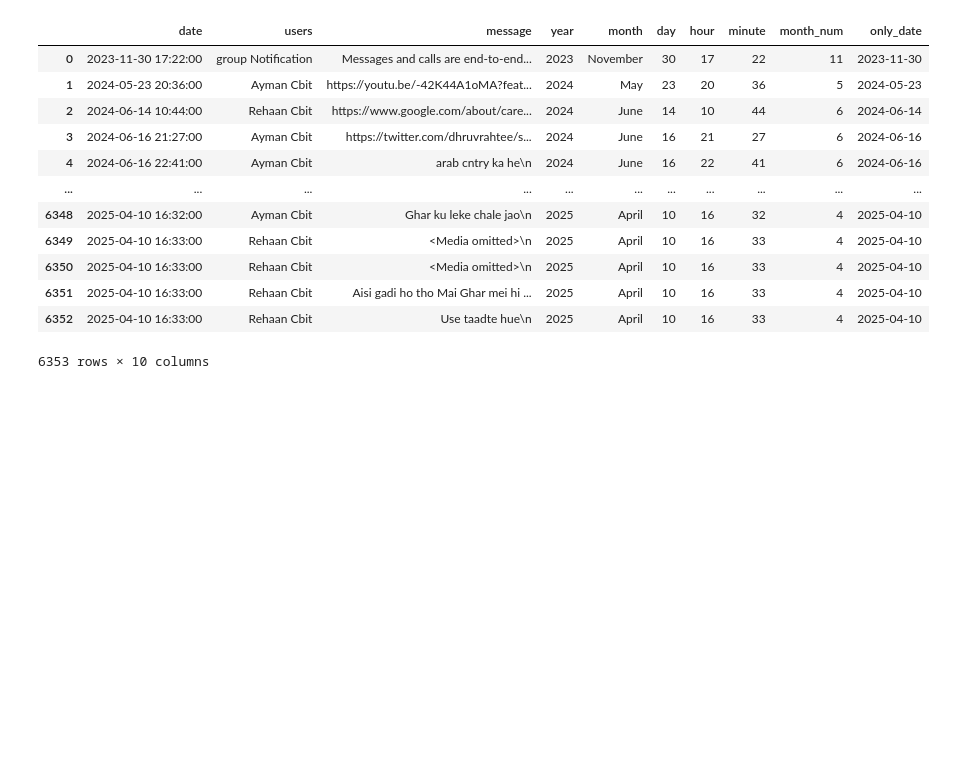
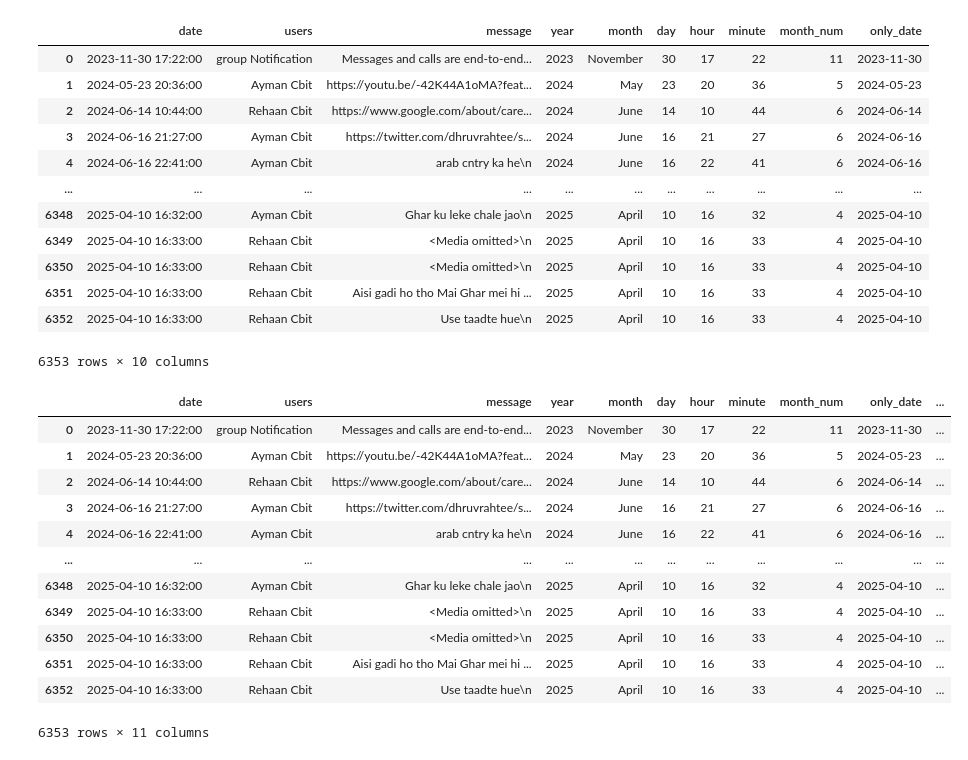
Before and after one commit to mrranger939/whatsappChatAnalyzer, a Jupyter notebook: wtpChatAnalysis.ipynb, the cells around one changed output. Cells and saved outputs as stored; diff of their text form; code cells hidden in the pictures; blank space fills up the shorter version.

```diff
--- a/wtpChatAnalysis.ipynb
+++ b/wtpChatAnalysis.ipynb
@@ -392,0 +395,16 @@ df
+# %%
+df
+# %% [output]
+|  | date | users | message | year | month | day | hour | minute | month_num | only_date | ... |
+| 0 | 2023-11-30 17:22:00 | group Notification | Messages and calls are end-to-end... | 2023 | November | 30 | 17 | 22 | 11 | 2023-11-30 | ... |
+| 1 | 2024-05-23 20:36:00 | Ayman Cbit | https://youtu.be/-42K44A1oMA?feat... | 2024 | May | 23 | 20 | 36 | 5 | 2024-05-23 | ... |
+| 2 | 2024-06-14 10:44:00 | Rehaan Cbit | https://www.google.com/about/care... | 2024 | June | 14 | 10 | 44 | 6 | 2024-06-14 | ... |
+| 3 | 2024-06-16 21:27:00 | Ayman Cbit | https://twitter.com/dhruvrahtee/s... | 2024 | June | 16 | 21 | 27 | 6 | 2024-06-16 | ... |
+| 4 | 2024-06-16 22:41:00 | Ayman Cbit | arab cntry ka he\n | 2024 | June | 16 | 22 | 41 | 6 | 2024-06-16 | ... |
+| ... | ... | ... | ... | ... | ... | ... | ... | ... | ... | ... | ... |
+| 6348 | 2025-04-10 16:32:00 | Ayman Cbit | Ghar ku leke chale jao\n | 2025 | April | 10 | 16 | 32 | 4 | 2025-04-10 | ... |
+| 6349 | 2025-04-10 16:33:00 | Rehaan Cbit | <Media omitted>\n | 2025 | April | 10 | 16 | 33 | 4 | 2025-04-10 | ... |
+| 6350 | 2025-04-10 16:33:00 | Rehaan Cbit | <Media omitted>\n | 2025 | April | 10 | 16 | 33 | 4 | 2025-04-10 | ... |
+| 6351 | 2025-04-10 16:33:00 | Rehaan Cbit | Aisi gadi ho tho Mai Ghar mei hi ... | 2025 | April | 10 | 16 | 33 | 4 | 2025-04-10 | ... |
+| 6352 | 2025-04-10 16:33:00 | Rehaan Cbit | Use taadte hue\n | 2025 | April | 10 | 16 | 33 | 4 | 2025-04-10 | ... |
+6353 rows × 11 columns
```
Also changed, not shown: parts of 9 cells of this notebook, 6 other files.
